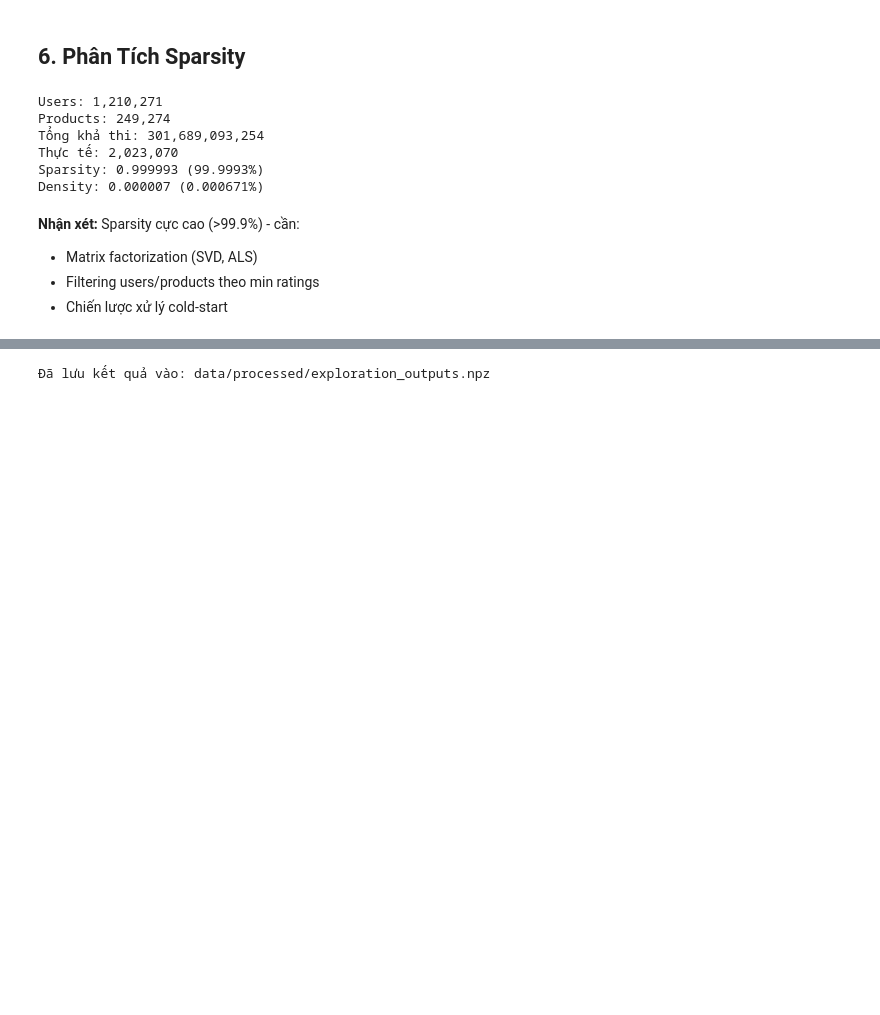
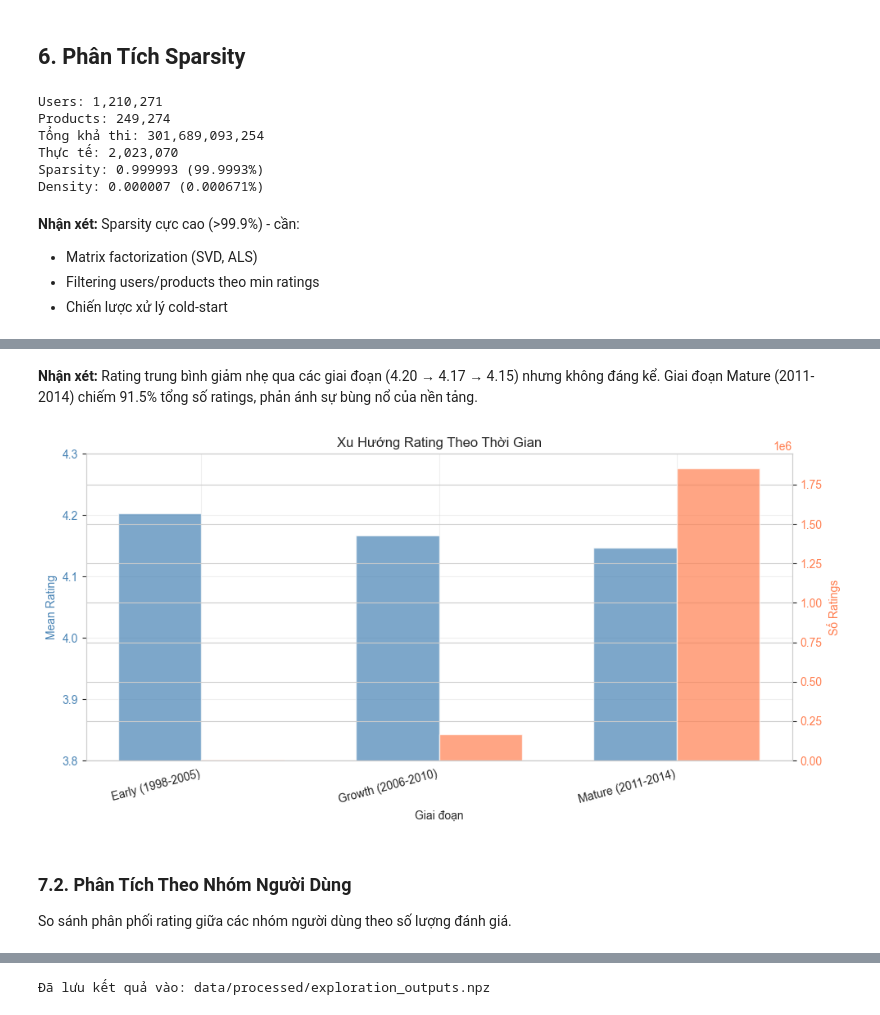
Before and after one commit to PhamPhuHoa-23/LTDS_Amazon_Ratings, a Jupyter notebook: notebooks/01_data_exploration.ipynb, the cells around one changed output, grey strips where cells are left out. Drawn from its saved outputs; the diff is of its cells as text; code cells hidden in the pictures; blank space fills up the shorter version.

Commit message:
Thêm phân tích mở rộng vào notebook 01 và README với 4 insights mới

```diff
--- a/notebooks/01_data_exploration.ipynb
+++ b/notebooks/01_data_exploration.ipynb
@@ -255,0 +262,18 @@ Density: 0.000007 (0.000671%)
+# %%
+periods = {
+    'Early (1998-2005)': (timestamps >= np.datetime64('1998-01-01').astype('datetime64[s]').astype(int)) &
+                         (timestamps < np.datetime64('2006-01-01').astype('datetime64[s]').astype(int)),
+    'Growth (2006-2010)': (timestamps >= np.datetime64('2006-01-01').astype('datetime64[s]').astype(int)) &
+                          (timestamps < np.datetime64('2011-01-01').astype('datetime64[s]').astype(int)),
+    'Mature (2011-2014)': (timestamps >= np.datetime64('2011-01-01').astype('datetime64[s]').astype(int)) &
+                          (timestamps <= np.datetime64('2014-12-31').astype('datetime64[s]').astype(int))
+}
+
+for period_name, mask in periods.items():
+    period_ratings = ratings[mask]
+    print(f"{period_name}:")
+    print(f"  Số ratings: {len(period_ratings):,}")
+    print(f"  Mean: {np.mean(period_ratings):.4f}")
+    print(f"  Median: {np.median(period_ratings):.1f}")
+    print(f"  Std: {np.std(period_ratings):.4f}")
+    print()
@@ -255,0 +298,35 @@ Density: 0.000007 (0.000671%)
+# %% [markdown]
+**Nhận xét:** Rating trung bình giảm nhẹ qua các giai đoạn (4.20 → 4.17 → 4.15) nhưng không đáng kể. Giai đoạn Mature (2011-2014) chiếm 91.5% tổng số ratings, phản ánh sự bùng nổ của nền tảng.
+# %%
+fig, ax = plt.subplots(figsize=(10, 5))
+
+period_names = list(periods.keys())
+period_means = [np.mean(ratings[mask]) for mask in periods.values()]
+period_counts = [len(ratings[mask]) for mask in periods.values()]
+
+x = np.arange(len(period_names))
+width = 0.35
+
+ax2 = ax.twinx()
+bars1 = ax.bar(x - width/2, period_means, width, label='Mean Rating', color='steelblue', alpha=0.7)
+bars2 = ax2.bar(x + width/2, period_counts, width, label='Số Ratings', color='coral', alpha=0.7)
+
+ax.set_xlabel('Giai đoạn')
+ax.set_ylabel('Mean Rating', color='steelblue')
+ax2.set_ylabel('Số Ratings', color='coral')
+ax.set_title('Xu Hướng Rating Theo Thời Gian')
+ax.set_xticks(x)
+ax.set_xticklabels(period_names, rotation=15, ha='right')
+ax.tick_params(axis='y', labelcolor='steelblue')
+ax2.tick_params(axis='y', labelcolor='coral')
+ax.set_ylim([3.8, 4.3])
+ax.grid(alpha=0.3)
+
+fig.tight_layout()
+plt.show()
+# %% [output]
+[figure, added]
+# %% [markdown]
+### 7.2. Phân Tích Theo Nhóm Người Dùng
+
+So sánh phân phối rating giữa các nhóm người dùng theo số lượng đánh giá.
```
Also changed, not shown: parts of 16 cells of this notebook, 10 other files.
